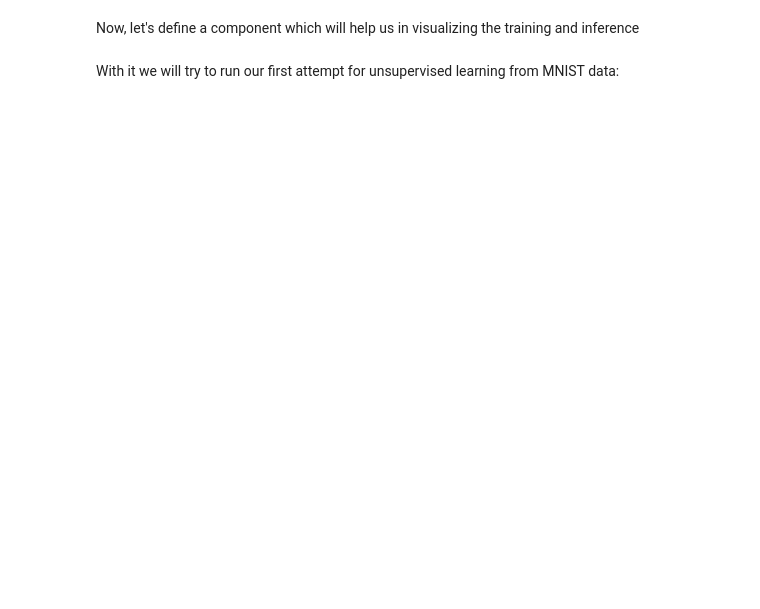
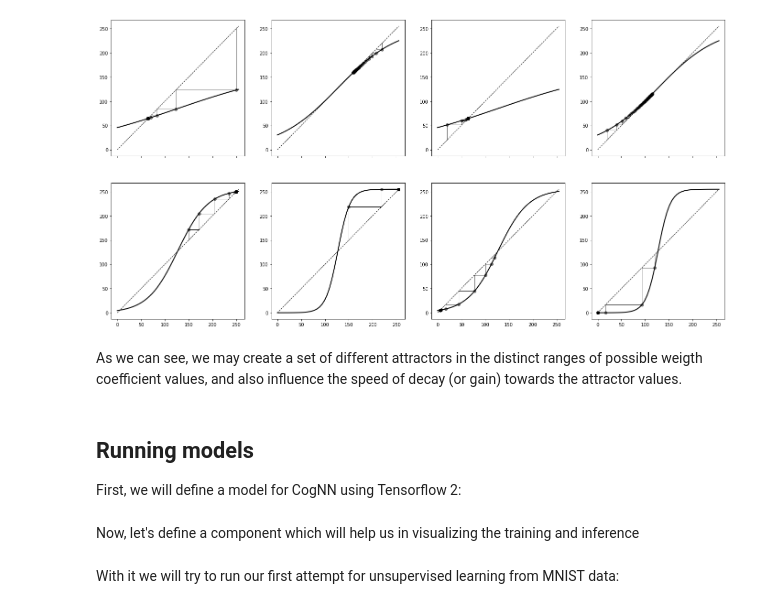
Before and after one commit to bicalabs/CogNN, a Jupyter notebook: CogNN.ipynb, the cells around one changed output. Cells and saved outputs as stored; diff of their text form; code cells hidden in the pictures; blank space fills up the shorter version.

```diff
--- a/CogNN.ipynb
+++ b/CogNN.ipynb
@@ -71,3 +118,22 @@ plt.show()
+# %%
+fig, ax = plt.subplots(2, 4, 'all', figsize = (24, 12))
+cm.cobweb_plot(decay_map(skew = 1, decay_rate = 1.5), 250, 50, domain=np.linspace(0, 255), ax=ax[0][0])
+cm.cobweb_plot(decay_map(skew = 2, decay_rate = 1.), 220, 50, domain=np.linspace(0, 255), ax=ax[0][1])
+cm.cobweb_plot(decay_map(skew = 4, decay_rate = 1.), 150, 50, domain=np.linspace(0, 255), ax=ax[1][0])
+cm.cobweb_plot(decay_map(skew = 10, decay_rate = 1.), 150, 50, domain=np.linspace(0, 255), ax=ax[1][1])
+
+cm.cobweb_plot(decay_map(skew = 1, decay_rate = 1.5), 20, 50, domain=np.linspace(0, 255), ax=ax[0][2])
+cm.cobweb_plot(decay_map(skew = 2, decay_rate = 1.), 20, 50, domain=np.linspace(0, 255), ax=ax[0][3])
+cm.cobweb_plot(decay_map(skew = 4, decay_rate = 1.), 120, 50, domain=np.linspace(0, 255), ax=ax[1][2])
+cm.cobweb_plot(decay_map(skew = 10, decay_rate = 1.), 120, 50, domain=np.linspace(0, 255), ax=ax[1][3])
+# %% [output]
+[figure, added]
+# %% [markdown]
+As we can see, we may create a set of different attractors in the distinct ranges of possible weigth coefficient values, and also influence the speed of decay (or gain) towards the attractor values.
+# %% [markdown]
+## Running models
+
+First, we will define a model for CogNN using Tensorflow 2:
 # %%
 import tensorflow as tf
 import math
```
Also changed, not shown: parts of 14 cells of this notebook.
